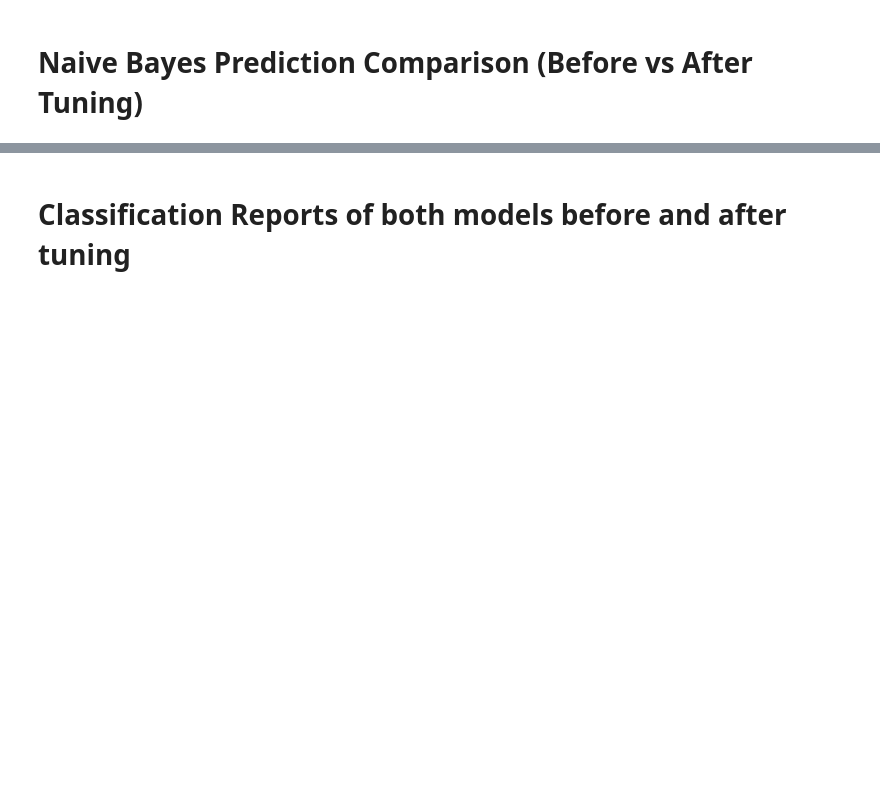
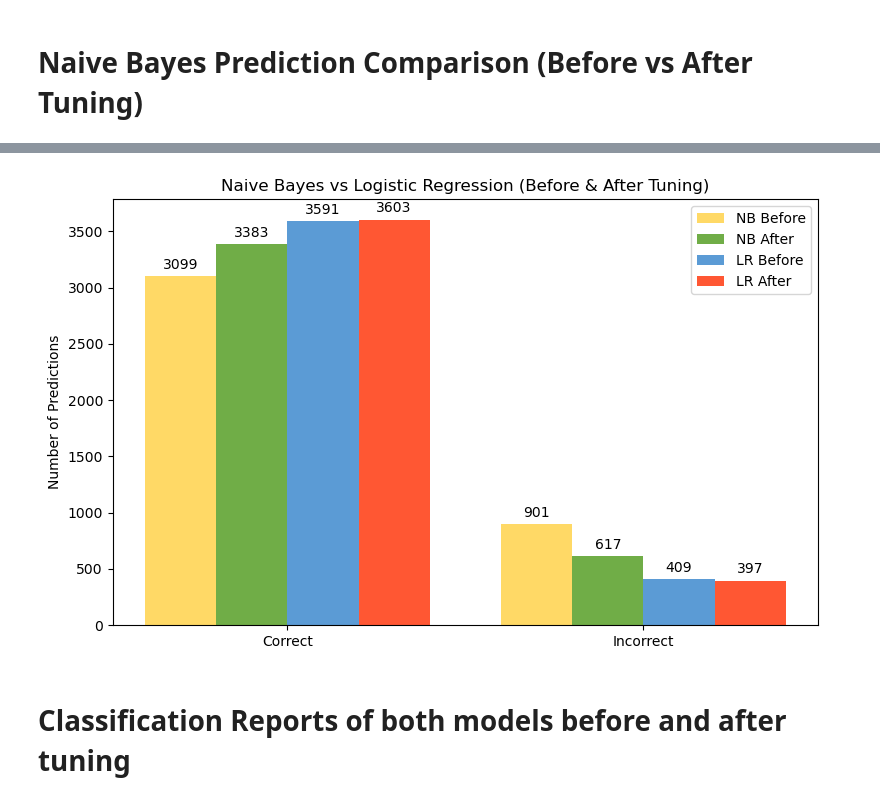
Before and after one commit to PranavSharma195/Emotion-Prediction, a Jupyter notebook: 23048577_Pranav_Sharma.ipynb, the cells around one changed output, grey strips where cells are left out. Drawn from its saved outputs; the diff is of its cells as text; code cells hidden in the pictures; blank space fills up the shorter version.

```diff
--- a/23048577_Pranav_Sharma.ipynb
+++ b/23048577_Pranav_Sharma.ipynb
@@ -887,3 +859,58 @@ plt.show()
+# %%
+import matplotlib.pyplot as plt
+import numpy as np
+
+# Predictions
+y_pred_before_nb = nb_model_before.predict(X_test_tfidf)
+y_pred_after_nb = nb_model_after.predict(X_test_tfidf)
+y_pred_before_lr = lr_model_before.predict(X_test_tfidf)
+y_pred_after_lr = lr_model_after.predict(X_test_tfidf)
+
+# Count correct and incorrect
+before_correct_nb = (y_pred_before_nb == y_test).sum()
+before_incorrect_nb = (y_pred_before_nb != y_test).sum()
+after_correct_nb = (y_pred_after_nb == y_test).sum()
+after_incorrect_nb = (y_pred_after_nb != y_test).sum()
+
+before_correct_lr = (y_pred_before_lr == y_test).sum()
+before_incorrect_lr = (y_pred_before_lr != y_test).sum()
+after_correct_lr = (y_pred_after_lr == y_test).sum()
+after_incorrect_lr = (y_pred_after_lr != y_test).sum()
+
+# Data for plotting
+labels = ["Correct", "Incorrect"]
+nb = [before_correct_nb, before_incorrect_nb, after_correct_nb, after_incorrect_nb]
+lr = [before_correct_lr, before_incorrect_lr, after_correct_lr, after_incorrect_lr]
+
+# Alternative approach: group by prediction type
+x = np.arange(len(labels))  # label locations
+width = 0.2  # bar width
+
+fig, ax = plt.subplots(figsize=(8,5))
+
+# Bars
+rects1 = ax.bar(x - 1.5*width, [before_correct_nb, before_incorrect_nb], width, label='NB Before', color="#FFD966")
+rects2 = ax.bar(x - 0.5*width, [after_correct_nb, after_incorrect_nb], width, label='NB After', color="#70AD47")
+rects3 = ax.bar(x + 0.5*width, [before_correct_lr, before_incorrect_lr], width, label='LR Before', color="#5B9BD5")
+rects4 = ax.bar(x + 1.5*width, [after_correct_lr, after_incorrect_lr], width, label='LR After', color="#FF5733")
+
+# Labels and title
+ax.set_ylabel("Number of Predictions")
+ax.set_title("Naive Bayes vs Logistic Regression (Before & After Tuning)")
+ax.set_xticks(x)
+ax.set_xticklabels(labels)
+ax.legend()
+
+# Annotate bars
+for rect in rects1 + rects2 + rects3 + rects4:
+    height = rect.get_height()
+    ax.annotate(f'{height}', xy=(rect.get_x() + rect.get_width()/2, height),
+                xytext=(0,3), textcoords="offset points", ha='center', va='bottom')
+
+plt.tight_layout()
+plt.show()
+# %% [output]
+[figure, added]
 # %% [markdown]
 # Classification Reports of both models before and after tuning
 # %%
```
Also changed, not shown: parts of 13 cells of this notebook.
